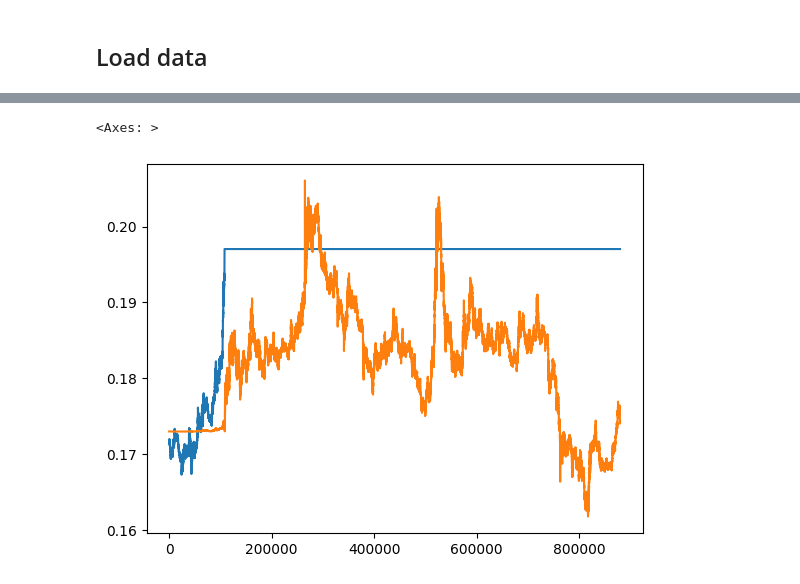
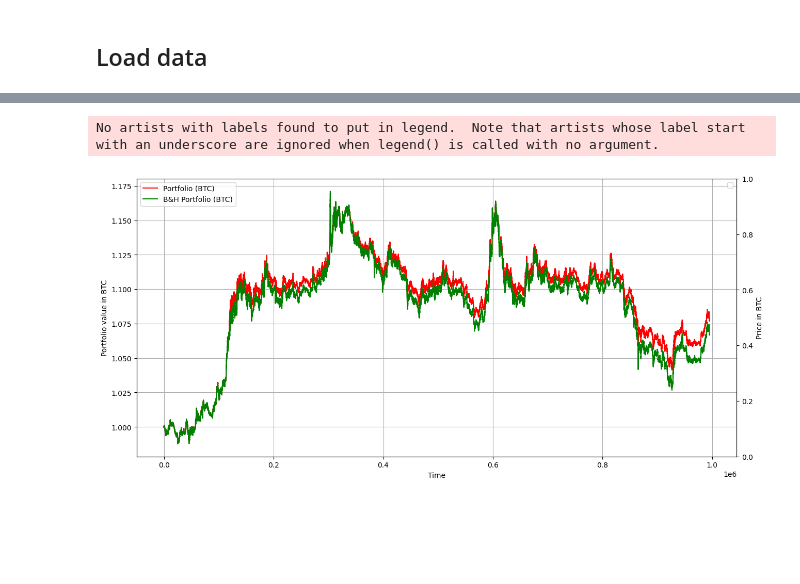
Before and after one commit to jaNGOB/pySimX, a Jupyter notebook: pySimX/examples/upbit_strat.ipynb, the cells around one changed output, grey strips where cells are left out. Cells and saved outputs as stored; diff of their text form; code cells hidden in the pictures; blank space fills up the shorter version.

```diff
--- a/pySimX/examples/upbit_strat.ipynb
+++ b/pySimX/examples/upbit_strat.ipynb
@@ -252,6 +246,0 @@ bal
-# %%
-bal.combined.plot()
-bal.combined_hedging.plot()
-# %% [output]
-<Axes: >
-[figure, removed]
@@ -257,0 +249,20 @@ bal.combined_hedging.plot()
+# %%
+bal['bh_BTC'] = 0.173
+bal['bh_COMP'] = 100
+# %%
+fig, ax = plt.subplots(figsize=(15,7), facecolor='white')
+
+ax.plot((1+(bal.combined + bal.combined_hedging).pct_change()).cumprod(), label='Portfolio (BTC)', color='r')
+ax.plot((1+(bal.bh_BTC + bal.bh_COMP * bal.mid).pct_change()).cumprod(), label='B&H Portfolio (BTC)', color='g')
+
+ax2 = ax.twinx()
+#ax2.plot(bal.mid, label='COMPBTC Price')
+ax.set_xlabel('Time')
+ax2.set_ylabel('Price in BTC')
+ax.set_ylabel('Portfolio value in BTC')
+ax.legend(loc=2)
+ax2.legend(loc=1)
+ax.grid()
+# %% [output]
+No artists with labels found to put in legend.  Note that artists whose label start with an underscore are ignored when legend() is called with no argument.
+[figure, added]
```
Also changed, not shown: parts of 5 cells of this notebook, 3 other files.
